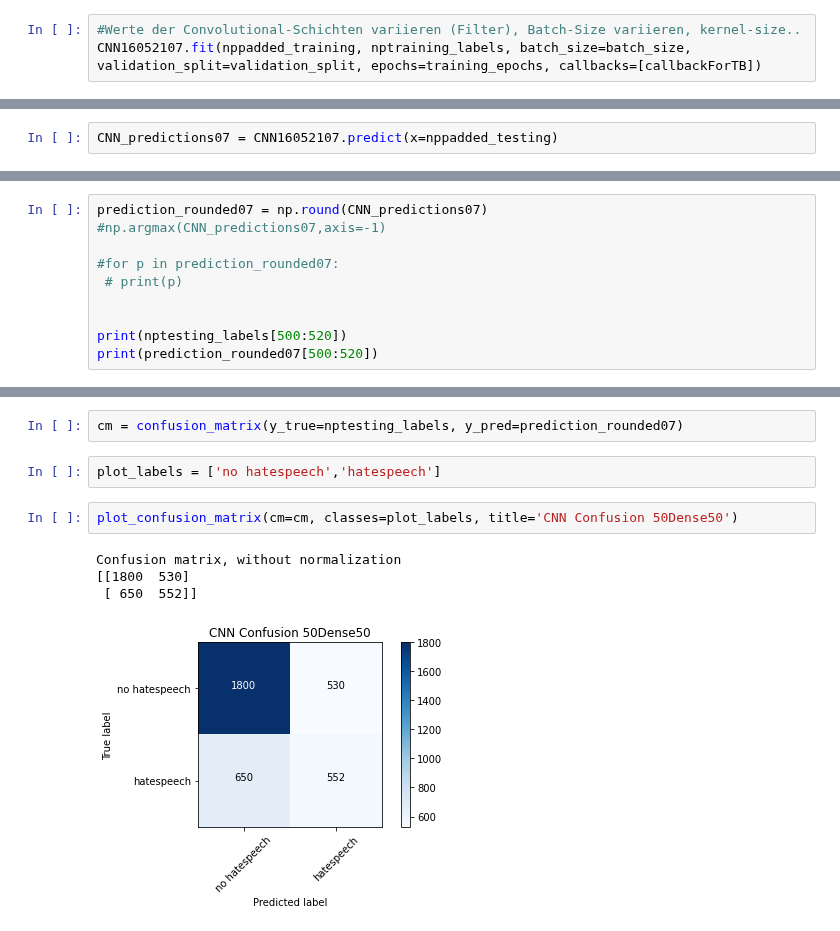
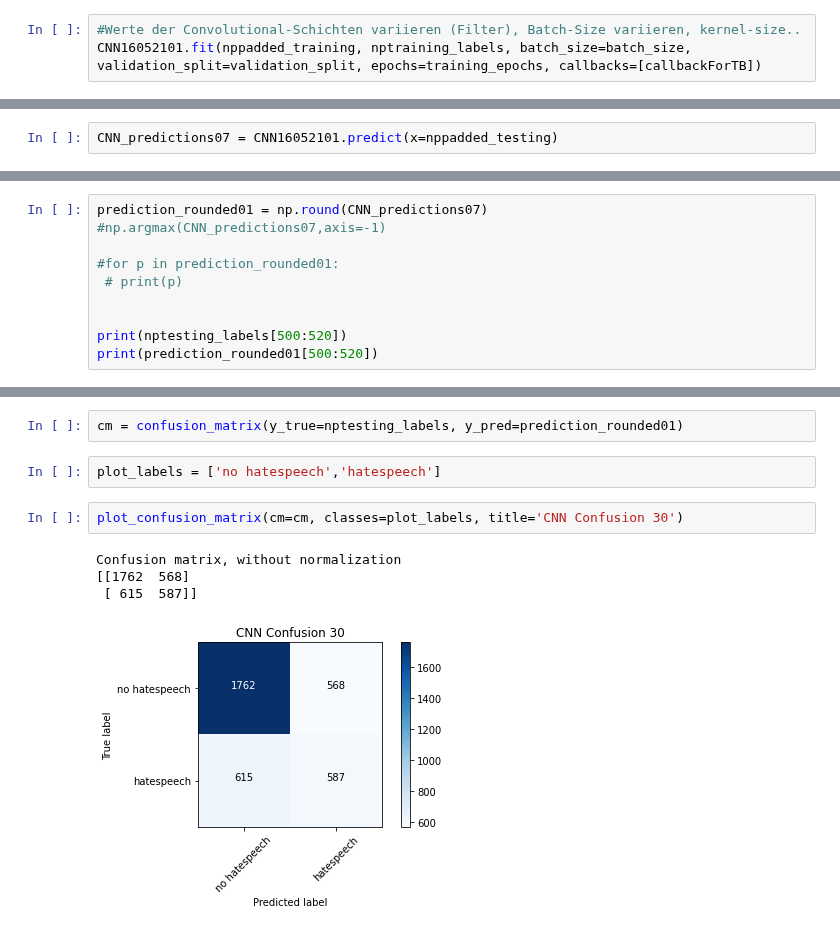
Before and after one commit to BiancaStadl/ProjektarbeitML, a Jupyter notebook: CNN_embedded.ipynb, the cells around one changed output, grey strips where cells are left out. Saved outputs shown, nothing was run; the diff lists cells and outputs as text.

```diff
--- a/CNN_embedded.ipynb
+++ b/CNN_embedded.ipynb
@@ -519,6 +519,6 @@ batch_size = 40
 validation_split=0.2
 # %%
 #Werte der Convolutional-Schichten variieren (Filter), Batch-Size variieren, kernel-size..
-CNN16052107.fit(nppadded_training, nptraining_labels, batch_size=batch_size, validation_split=validation_split, epochs=training_epochs, callbacks=[callbackForTB])
+CNN16052101.fit(nppadded_training, nptraining_labels, batch_size=batch_size, validation_split=validation_split, epochs=training_epochs, callbacks=[callbackForTB])
 # %% [output]
 Epoch 1/30
@@ -553,22 +553,22 @@ metrics_f1) = CNN16052107.evaluate(nppadded_testing, nptesting_labels, verbose=1
 make some predictions of test data and save it to variable. verbose=0 -> do not generate output
 Gute Quelle: https://deeplizard.com/learn/video/2f-NjDUvZIE
 # %%
-CNN_predictions07 = CNN16052107.predict(x=nppadded_testing)
+CNN_predictions07 = CNN16052101.predict(x=nppadded_testing)
 # %%
 #for p in CNN_predictions07:
  # print(p)
 # %% [markdown]
 rounded predictions: give prediction value of most likely prediction (0 or 1). Printing the output of rounded prediction shows the prediction made by the model on the data (which output is most likely)
 # %%
-prediction_rounded07 = np.round(CNN_predictions07)
+prediction_rounded01 = np.round(CNN_predictions07)
 #np.argmax(CNN_predictions07,axis=-1)
 
-#for p in prediction_rounded07:
+#for p in prediction_rounded01:
  # print(p)
 
 
 print(nptesting_labels[500:520])
-print(prediction_rounded07[500:520])
+print(prediction_rounded01[500:520])
 # %% [output]
 [0 0 0 0 0 0 1 0 0 0 0 1 0 0 0 1 0 1 0 1]
 [[0.]
@@ -629,13 +629,13 @@ def plot_confusion_matrix(cm, classes,
     plt.ylabel('True label')
     plt.xlabel('Predicted label')
 # %%
-cm = confusion_matrix(y_true=nptesting_labels, y_pred=prediction_rounded07)
+cm = confusion_matrix(y_true=nptesting_labels, y_pred=prediction_rounded01)
 # %%
 plot_labels = ['no hatespeech','hatespeech']
 # %%
-plot_confusion_matrix(cm=cm, classes=plot_labels, title='CNN Confusion 50Dense50')
+plot_confusion_matrix(cm=cm, classes=plot_labels, title='CNN Confusion 30')
 # %% [output]
 Confusion matrix, without normalization
-[[1800  530]
- [ 650  552]]
+[[1762  568]
+ [ 615  587]]
-[figure, old version]
+[figure, new version]
```
Also changed, not shown: parts of 8 cells of this notebook.
